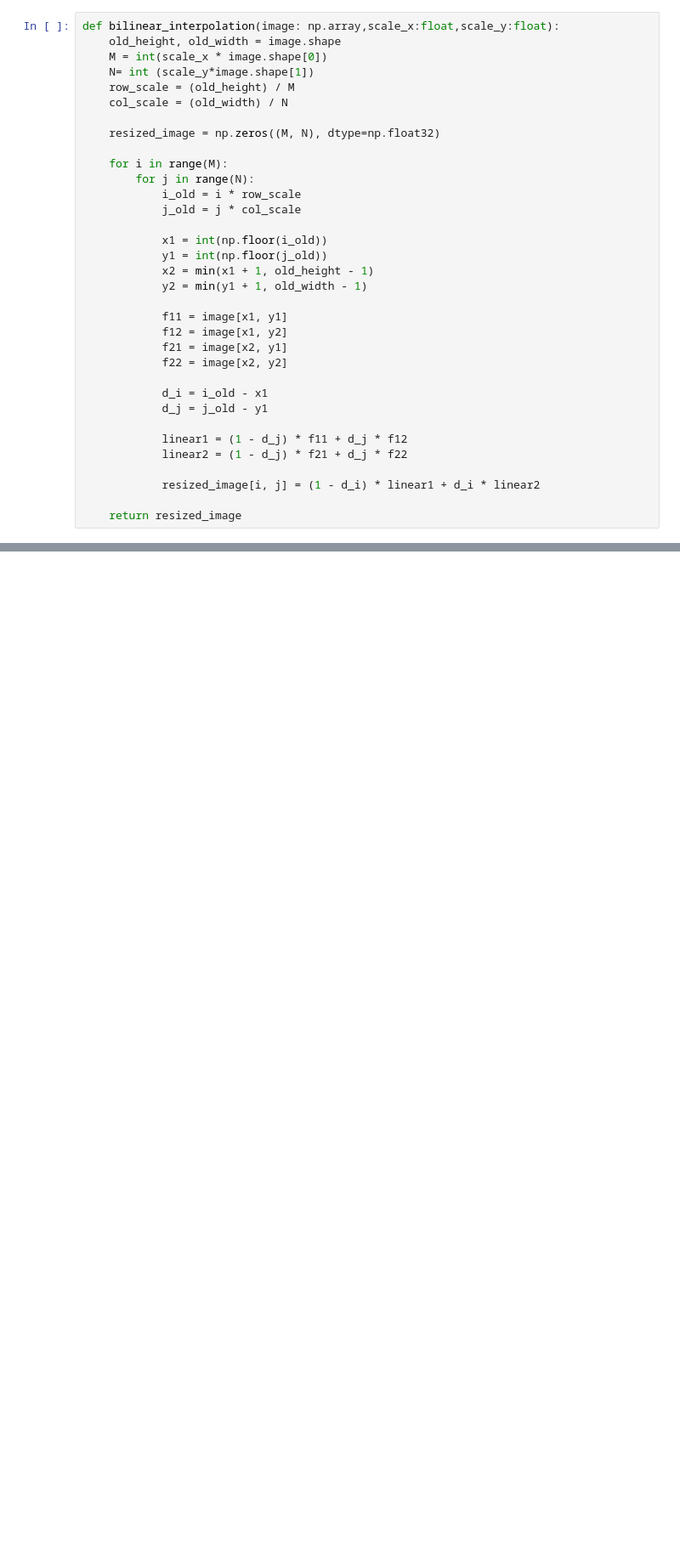
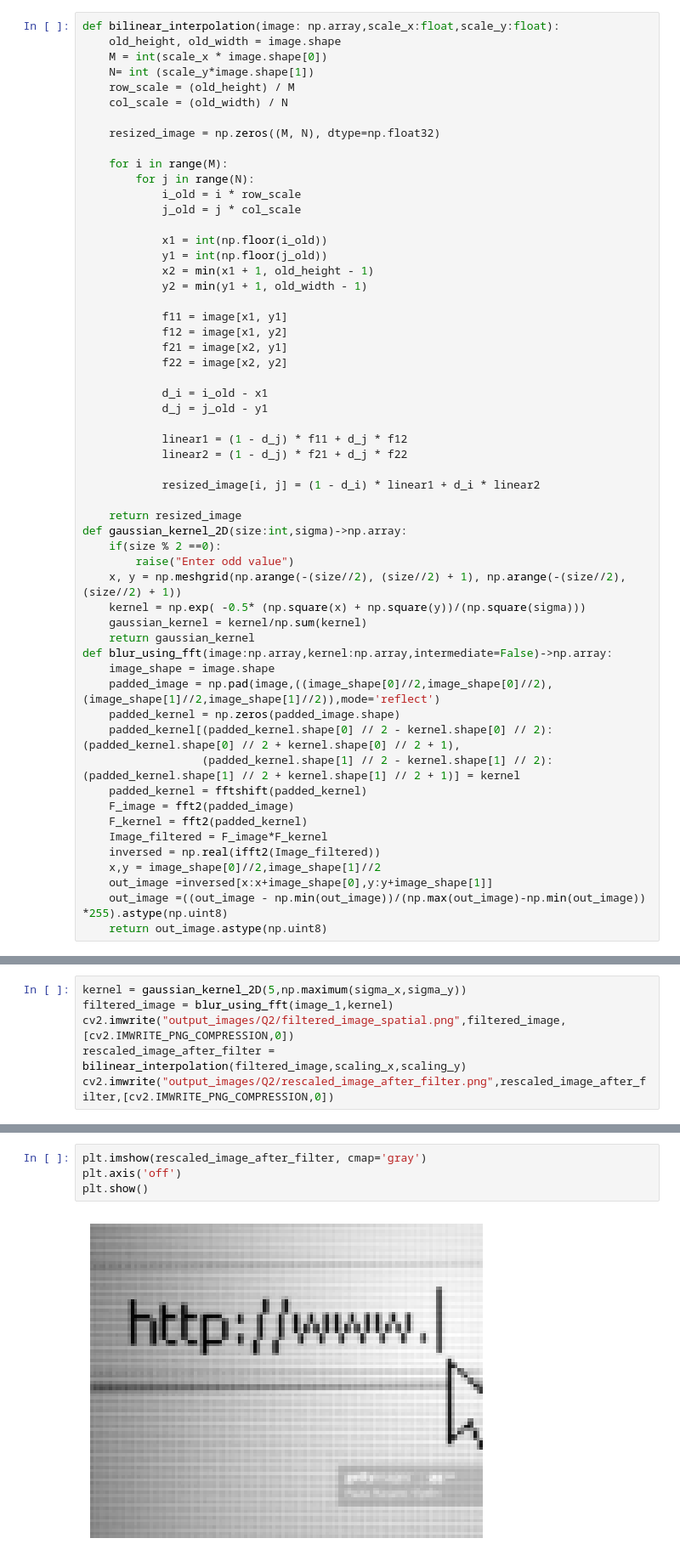
Before and after one commit to Dbasu262001/COL783_Assignments_24-25-SEM-I, a Jupyter notebook: A2/Q2.ipynb, the cells around one changed output, grey strips where cells are left out. Shown: that part at 85% size. Drawn from its saved outputs; the diff is of its cells as text; blank space fills up the shorter version.

```diff
--- a/A2/Q2.ipynb
+++ b/A2/Q2.ipynb
@@ -40,3 +40,25 @@ def bilinear_interpolation(image: np.array,scale_x:float,scale_y:float):
             resized_image[i, j] = (1 - d_i) * linear1 + d_i * linear2
 
     return resized_image
+def gaussian_kernel_2D(size:int,sigma)->np.array:
+    if(size % 2 ==0):
+        raise("Enter odd value")
+    x, y = np.meshgrid(np.arange(-(size//2), (size//2) + 1), np.arange(-(size//2), (size//2) + 1))
+    kernel = np.exp( -0.5* (np.square(x) + np.square(y))/(np.square(sigma)))
+    gaussian_kernel = kernel/np.sum(kernel)
+    return gaussian_kernel
+def blur_using_fft(image:np.array,kernel:np.array,intermediate=False)->np.array:
+    image_shape = image.shape
+    padded_image = np.pad(image,((image_shape[0]//2,image_shape[0]//2),(image_shape[1]//2,image_shape[1]//2)),mode='reflect')
+    padded_kernel = np.zeros(padded_image.shape)
+    padded_kernel[(padded_kernel.shape[0] // 2 - kernel.shape[0] // 2):(padded_kernel.shape[0] // 2 + kernel.shape[0] // 2 + 1),
+                  (padded_kernel.shape[1] // 2 - kernel.shape[1] // 2):(padded_kernel.shape[1] // 2 + kernel.shape[1] // 2 + 1)] = kernel
+    padded_kernel = fftshift(padded_kernel)
+    F_image = fft2(padded_image)
+    F_kernel = fft2(padded_kernel)
+    Image_filtered = F_image*F_kernel
+    inversed = np.real(ifft2(Image_filtered))
+    x,y = image_shape[0]//2,image_shape[1]//2
+    out_image =inversed[x:x+image_shape[0],y:y+image_shape[1]]
+    out_image =((out_image - np.min(out_image))/(np.max(out_image)-np.min(out_image)) *255).astype(np.uint8)
+    return out_image.astype(np.uint8)
@@ -55,0 +93,6 @@ plt.show()
+# %%
+kernel = gaussian_kernel_2D(5,np.maximum(sigma_x,sigma_y))
+filtered_image = blur_using_fft(image_1,kernel)
+cv2.imwrite("output_images/Q2/filtered_image_spatial.png",filtered_image,[cv2.IMWRITE_PNG_COMPRESSION,0])
+rescaled_image_after_filter = bilinear_interpolation(filtered_image,scaling_x,scaling_y)
+cv2.imwrite("output_images/Q2/rescaled_image_after_filter.png",rescaled_image_after_filter,[cv2.IMWRITE_PNG_COMPRESSION,0])
@@ -55,0 +101,6 @@ plt.show()
+# %%
+plt.imshow(rescaled_image_after_filter, cmap='gray')
+plt.axis('off')
+plt.show()
+# %% [output]
+[figure, added]
```
Also changed, not shown: parts of 13 cells of this notebook, 21 other files.
